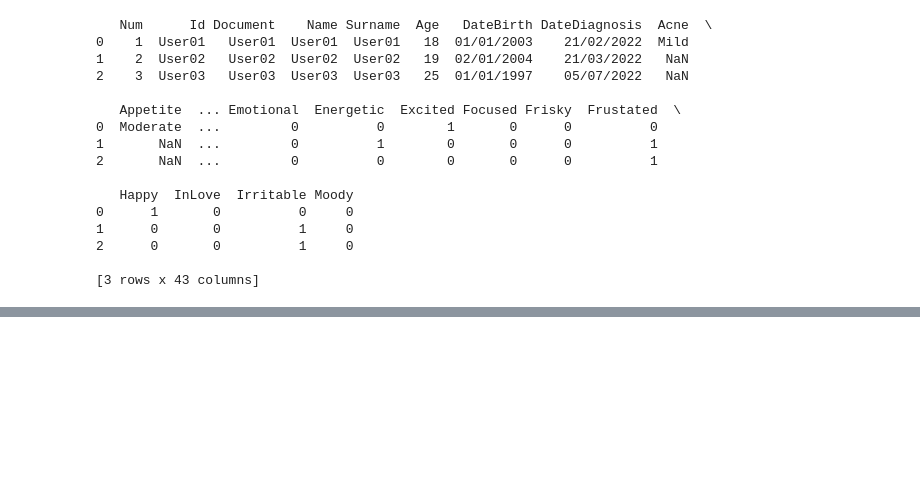
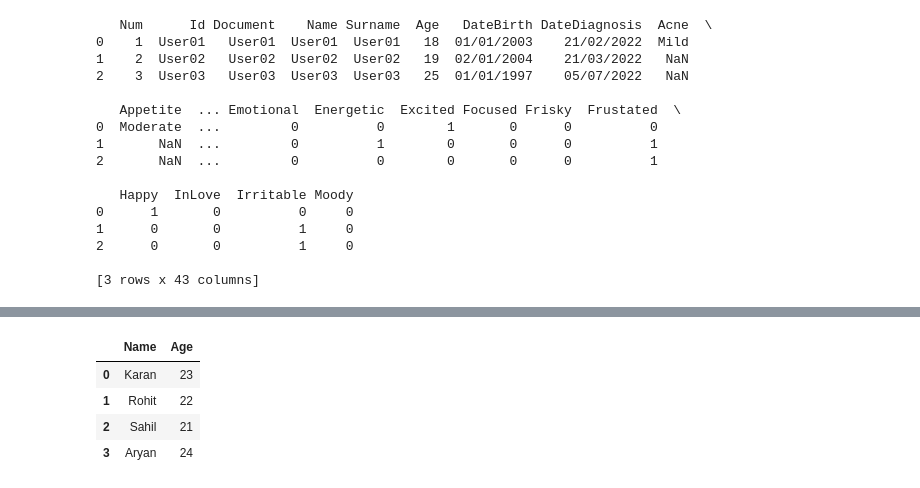
Before and after one commit to eguetti/DifferentialPrivacyOWL2Python, a Jupyter notebook: ontology-menstrual-cycle.ipynb, the cells around one changed output, grey strips where cells are left out. Drawn from its saved outputs; the diff is of its cells as text; code cells hidden in the pictures; blank space fills up the shorter version.

```diff
--- a/ontology-menstrual-cycle.ipynb
+++ b/ontology-menstrual-cycle.ipynb
@@ -399,0 +573,14 @@ df3.to_csv('my_csv.csv', mode='a', header=True)
+# %%
+import pandas as pd
+
+data=[['Karan',23],['Rohit',22],['Sahil',21],['Aryan',24]]
+
+df=pd.DataFrame(data,columns=['Name','Age'])
+
+df
+# %% [output]
+|  | Name | Age |
+| 0 | Karan | 23 |
+| 1 | Rohit | 22 |
+| 2 | Sahil | 21 |
+| 3 | Aryan | 24 |
```
Also changed, not shown: parts of 14 cells of this notebook.
